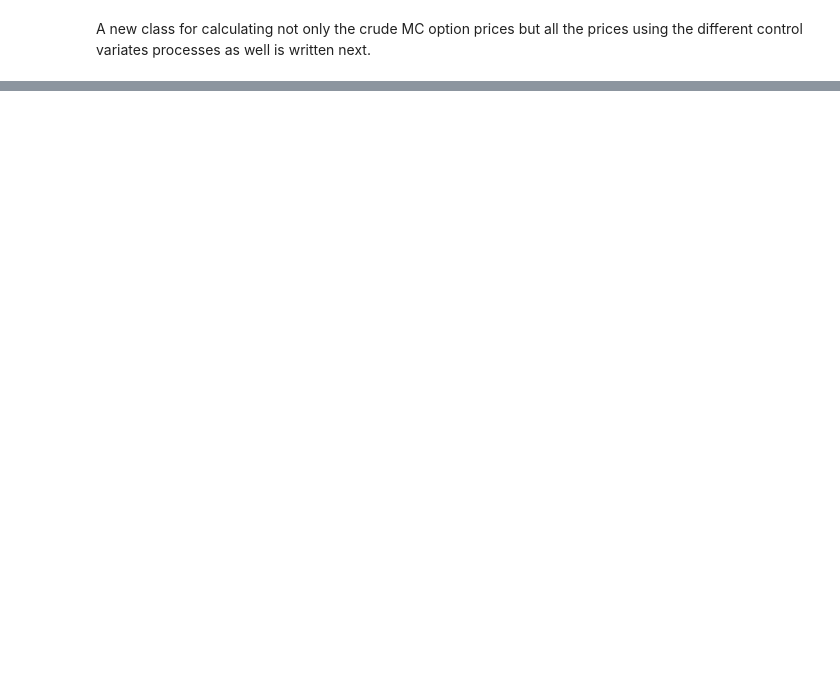
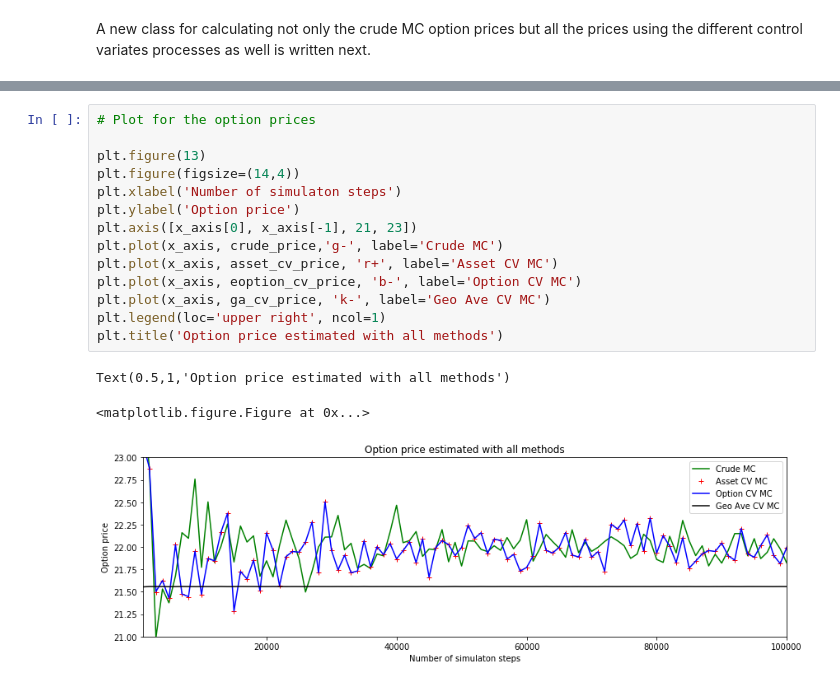
Before and after one commit to jacobeskin/Monte-Carlo-Simulations-in-Finance, a Jupyter notebook: A study of MC in option pricing/Options.ipynb, the cells around one changed output, grey strips where cells are left out. Cells and saved outputs as stored; diff of their text form; blank space fills up the shorter version.

```diff
--- a/A study of MC in option pricing/Options.ipynb
+++ b/A study of MC in option pricing/Options.ipynb
@@ -1447,0 +1731,18 @@ SyntaxError: unexpected EOF while parsing (<ipython-input-27-e7a2da4db1eb>, line
+# %%
+# Plot for the option prices
+
+plt.figure(13)
+plt.figure(figsize=(14,4))
+plt.xlabel('Number of simulaton steps')
+plt.ylabel('Option price')
+plt.axis([x_axis[0], x_axis[-1], 21, 23])
+plt.plot(x_axis, crude_price,'g-', label='Crude MC')
+plt.plot(x_axis, asset_cv_price, 'r+', label='Asset CV MC')
+plt.plot(x_axis, eoption_cv_price, 'b-', label='Option CV MC')
+plt.plot(x_axis, ga_cv_price, 'k-', label='Geo Ave CV MC')
+plt.legend(loc='upper right', ncol=1)
+plt.title('Option price estimated with all methods')
+# %% [output]
+Text(0.5,1,'Option price estimated with all methods')
+<matplotlib.figure.Figure at 0x...>
+[figure, added]
```
Also changed, not shown: parts of 29 cells of this notebook.
